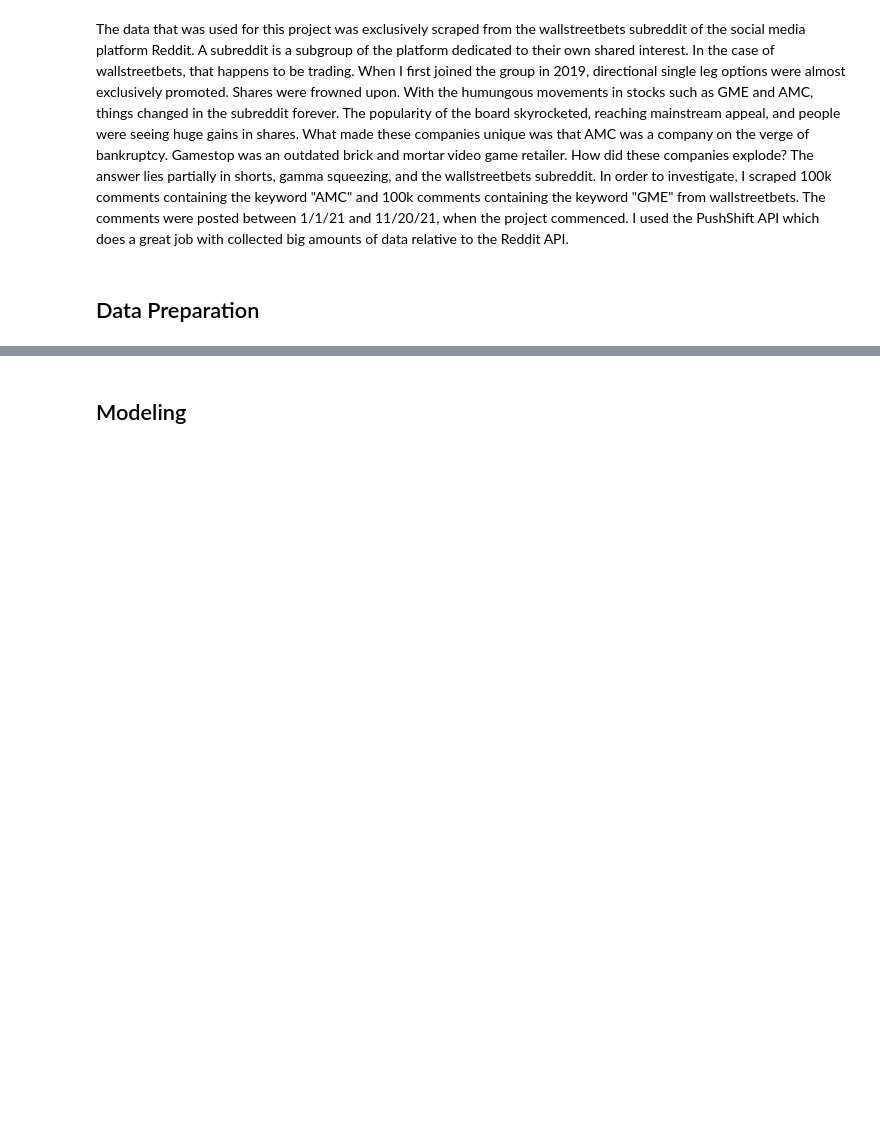
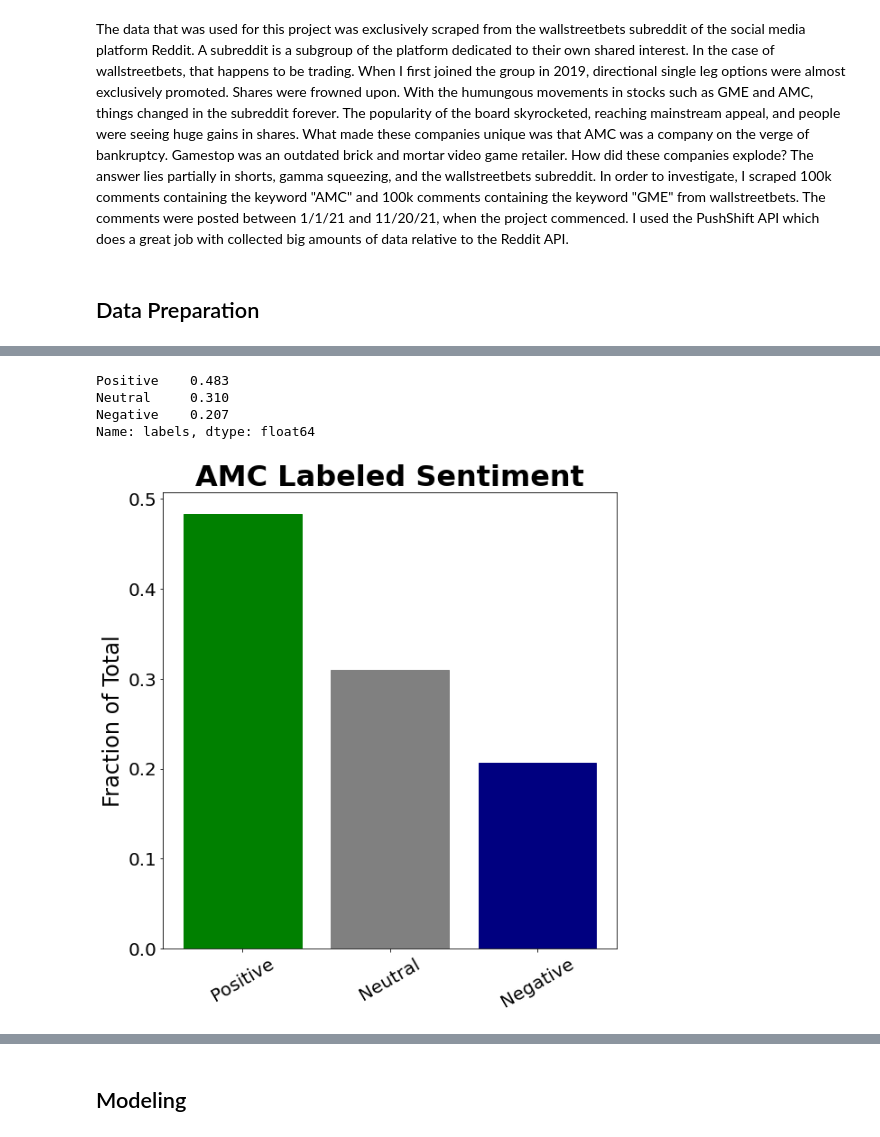
Before and after one commit to cyborgsage/reddit-nlp-strategy, a Jupyter notebook: Reddit_Sentiment_Analysis.ipynb, the cells around one changed output, grey strips where cells are left out. Cells and saved outputs as stored; diff of their text form; code cells hidden in the pictures; blank space fills up the shorter version.

Commit message:
added manual labels, retraining models, presentation ready

```diff
--- a/Reddit_Sentiment_Analysis.ipynb
+++ b/Reddit_Sentiment_Analysis.ipynb
@@ -101,0 +119,2 @@ The data preprocessing included converting comments to lowercase, removing "@" m
+# %%
+labeled_amc = amc.sample(n=1000, random_state=42)
@@ -101,0 +229,24 @@ The data preprocessing included converting comments to lowercase, removing "@" m
+# %%
+labeled_amc['labels']=labels
+# %%
+labeled_amc['labels'].value_counts(normalize=True)
+# %% [output]
+Positive    0.483
+Neutral     0.310
+Negative    0.207
+Name: labels, dtype: float64
+# %%
+counts = labeled_amc['labels'].value_counts(normalize=True)
+fig, ax = plt.subplots(figsize=(8, 8))
+barlist = plt.bar(['Positive','Neutral','Negative'],counts)
+barlist[0].set_color('green')
+barlist[1].set_color('grey')
+barlist[2].set_color('navy')
+ax.set_ylabel('Fraction of Total', size=24)
+plt.title("AMC Labeled Sentiment", fontsize=32, fontweight='bold')
+plt.tight_layout()
+plt.tick_params(labelsize=20)
+plt.xticks(rotation=30)
+plt.show()
+# %% [output]
+[figure, added]
```
Also changed, not shown: parts of 50 cells of this notebook, 3 other files.
